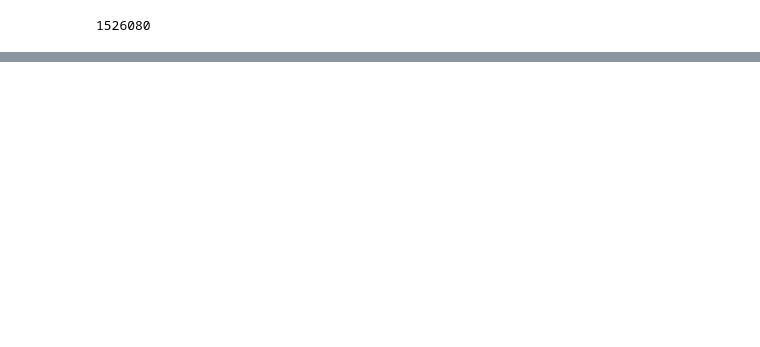
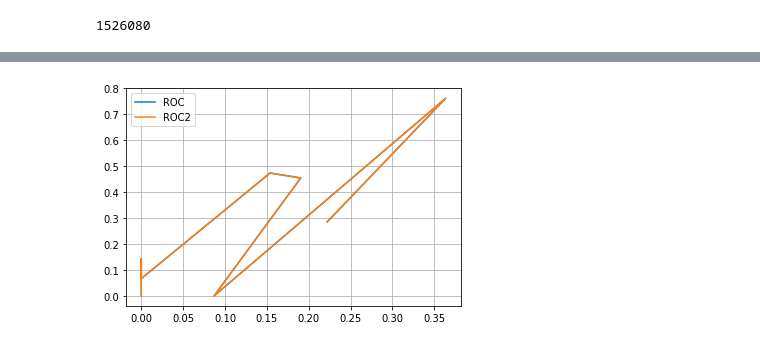
Before and after one commit to royalts1011/Bachelorthesis, a Jupyter notebook: Siamese_MobileNetV2_Train.ipynb, the cells around one changed output, grey strips where cells are left out. Saved outputs shown, nothing was run; the diff lists cells and outputs as text; code cells hidden in the pictures; blank space fills up the shorter version.

```diff
--- a/Siamese_MobileNetV2_Train.ipynb
+++ b/Siamese_MobileNetV2_Train.ipynb
@@ -55,10 +55,38 @@ class Config():
     vis_batch_size = 8
     num_workers = 3
 
-    EPOCHS= 5
+    EPOCHS= 30
     LEARNINGRATE = 0.001
     WEIGHT_DECAY = 0
 
     TRESHOLD_VER = 0.8
     a = 0
+# %%
+# define indicies to split Data
+dset = ds_ear_siamese.get_dataset(data_path=Config.dataset_dir, transform_mode='size_only')
+N = len(dset)
+print(N)
+
+# List of index where classes switch
+class_switch = [0]
+for c in range(len(dset.classes)):
+    for i,(_, class_idx) in enumerate(dset.imgs):
+        if class_idx > c:
+            class_switch.append(i)
+            break
+# append last index
+class_switch.append(len(dset.imgs)-1)
+
+train_indices, val_indices, test_indices = [],[],[]
+
+for i in range(len(class_switch)-1):
+    rand_class = np.random.permutation(list(range(class_switch[i], class_switch[i+1])))
+    n_80 = int(round(.8*len(rand_class)))
+    n_70 = int(round(.7*len(rand_class)))
+    n_60 = int(round(.6*len(rand_class)))
+    n_20 = int(round(.2*len(rand_class)))
+    n_10 = int(round(.1*len(rand_class)))
+    train_indices.extend(rand_class[:n_70])
+    val_indices.extend(rand_class[n_70:n_70+n_20])
+    test_indices.extend(rand_class[n_70+n_20:])
 # %%
@@ -259,20 +290,22 @@ M.make_confusion_matrix(cf,
 # %%
 # preparation for ROC
 # define lists for the rates
 tprs = []
 fprs = []
 # Set all Thresholds to be tested
 threshholds = [x / 10 for x in list(range(1,12))]
 
 for t in threshholds:
     ground_truth, prediction = calc_test_label(t)
     cf = M.cf_matrix(ground_truth, prediction)
     _,_,_,sensitivity,specificity = M.get_metrics(cf)
 
-    tprs.extend(sensitivity)
-    fprs.extend( (1 - specificity) )
+    tprs.append(sensitivity)
+    fprs.append( (1 - specificity) )
 
 show_plot(fprs, tprs, tprs, "ROC", "ROC2", 3)
+# %% [output]
+[figure, added]
 # %%
 #model = torch.load('/Users/falcolentzsch/Develope/Bachelorthesis/Bachelorthesis/models/model.pt')
 # %%
```
Also changed, not shown: parts of 5 cells of this notebook, 2 other files.
